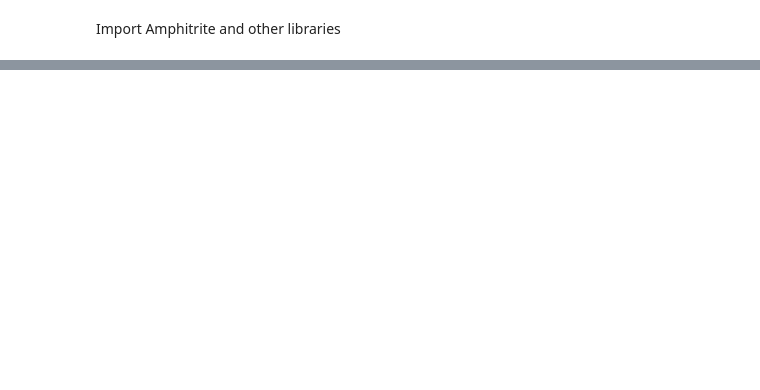
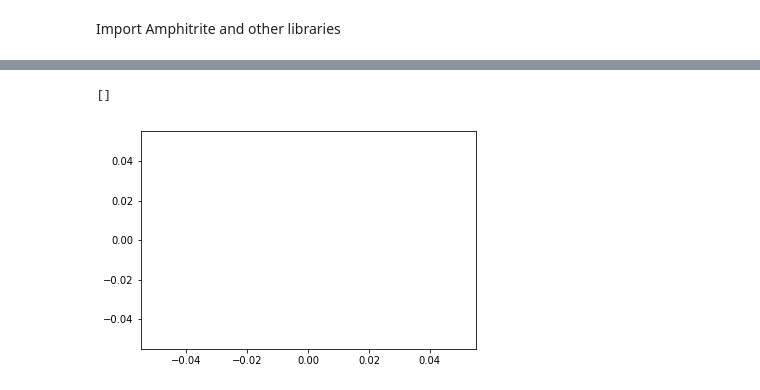
Before and after one commit to wizofe/triton, a Jupyter notebook: ichor/notebooks/Amphitrite2017-DegQ.ipynb, the cells around one changed output, grey strips where cells are left out. Saved outputs shown, nothing was run; the diff lists cells and outputs as text; code cells hidden in the pictures; blank space fills up the shorter version.

```diff
--- a/ichor/notebooks/Amphitrite2017-DegQ.ipynb
+++ b/ichor/notebooks/Amphitrite2017-DegQ.ipynb
@@ -180,0 +178,16 @@ NameError: name 'MsCSD' is not defined
+# %%
+CSD5 = MsCSD()
+CSD5.name = 'CSD5'
+CSD5.p_fwhh = 10
+CSD5_peak_indexes = [29,30,31,32,33,34,35]
+indexed_peaks = pp.get_peaks_using_indexes(CSD5_peak_indexes)
+CSD5.mspeaks = indexed_peaks
+CSD5.calculateMassAndCharges(CSD5.mspeaks)
+CSD5.optimiseParameters()
+CSD5.estimateCharges(5)
+#CSD2.filter_theoretical_peaks_using_charges([56, 57, 58, 59])
+CSD5.plot_residuals_per_peak(ax, CSD5.mspeaks, marker='x', color='blue',)
+plt.plot()
+# %% [output]
+[]
+[figure, added]
```
Also changed, not shown: parts of 10 cells of this notebook.
